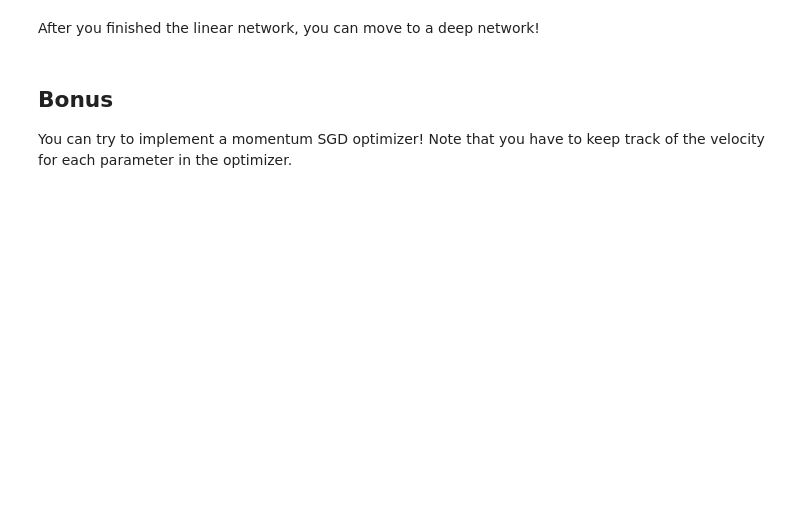
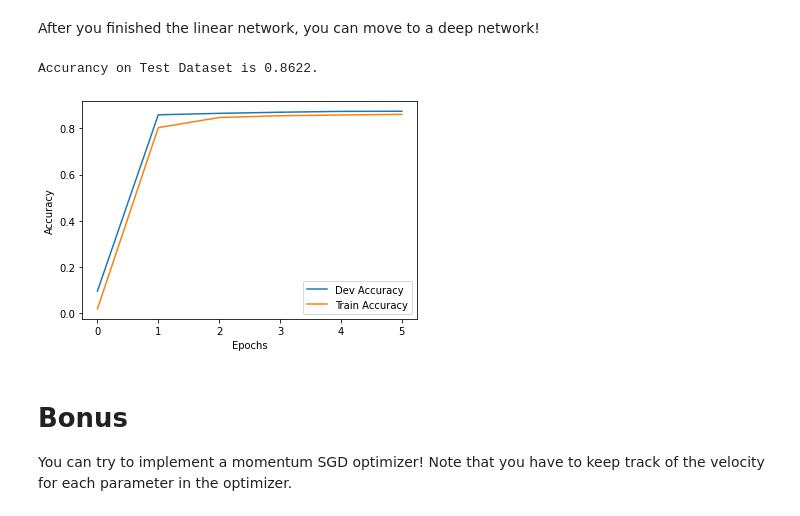
Before and after one commit to OopsOverflow/MLP, a Jupyter notebook: Part2/dl_partie2.ipynb, the cells around one changed output. Cells and saved outputs as stored; diff of their text form; code cells hidden in the pictures; blank space fills up the shorter version.

```diff
--- a/Part2/dl_partie2.ipynb
+++ b/Part2/dl_partie2.ipynb
@@ -179,7 +182,7 @@ def backward_relu(backptr, g):
 def tanh(x):
     # TODO
     data = np.tanh(x.data)
-    result = Tensor(data, require_grad=x.require_grad)
+    result = Tensor(data,x.require_grad)
     result.d = backward_tanh
     result.backptr = [x]
     return result
@@ -344,20 +408,2 @@ training_loop(network, optimizer, train_data, dev_data, n_epochs=5)
 # %% [markdown]
 After you finished the linear network, you can move to a deep network!
-# %%
-class DeepNetwork(Module):
-    def __init__(self, dim_input, dim_output, hidden_dim, n_layers, tanh=False):
-        self.W = ModuleList()
-        self.b = ModuleList()
-
-        # TODO...
-
-        self.output_proj = # TODO
-        self.output_bias = # TODO
-
-        self.init_parameters()
-
-    def init_parameters(self):
-        # TODO...
-
-    def forward(self, x):
-        # TODO
@@ -364,12 +455,20 @@ class DeepNetwork(Module):
 # %%
 dim_input = 28*28
 dim_output = 10
 
-network = DeepNetwork(dim_input, dim_output, 100, 2)
+network = DeepNetwork(dim_input, dim_output, 100, 1)
 optimizer = SGD(network.parameters(), 0.01)
 
-training_loop(network, optimizer, train_data, dev_data, n_epochs=5)
+dev, train = training_loop(network, optimizer, train_data, dev_data, n_epochs=5)
+
+plotter(dev, train, "Dev Accuracy", "Train Accuracy", "Epochs", "Accuracy");
+
+print("Accurancy on Test Dataset is {}.".format(calc_accuracy(test_data, network)))
+# %% [output]
+Accurancy on Test Dataset is 0.8622.
+[figure, added]
 # %% [markdown]
-## Bonus
+# Bonus
 
-You can try to implement a momentum SGD optimizer! Note that you have to keep track of the velocity for each parameter in the optimizer.
+You can try to implement a momentum SGD optimizer!
+Note that you have to keep track of the velocity for each parameter in the optimizer.
```
Also changed, not shown: parts of 14 cells of this notebook.
